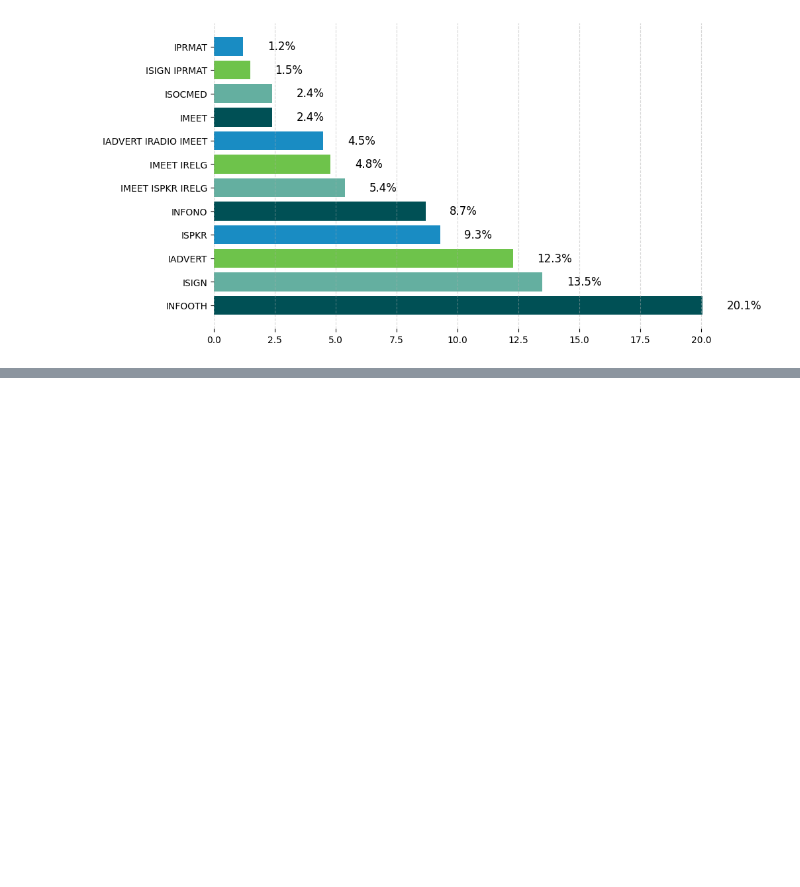
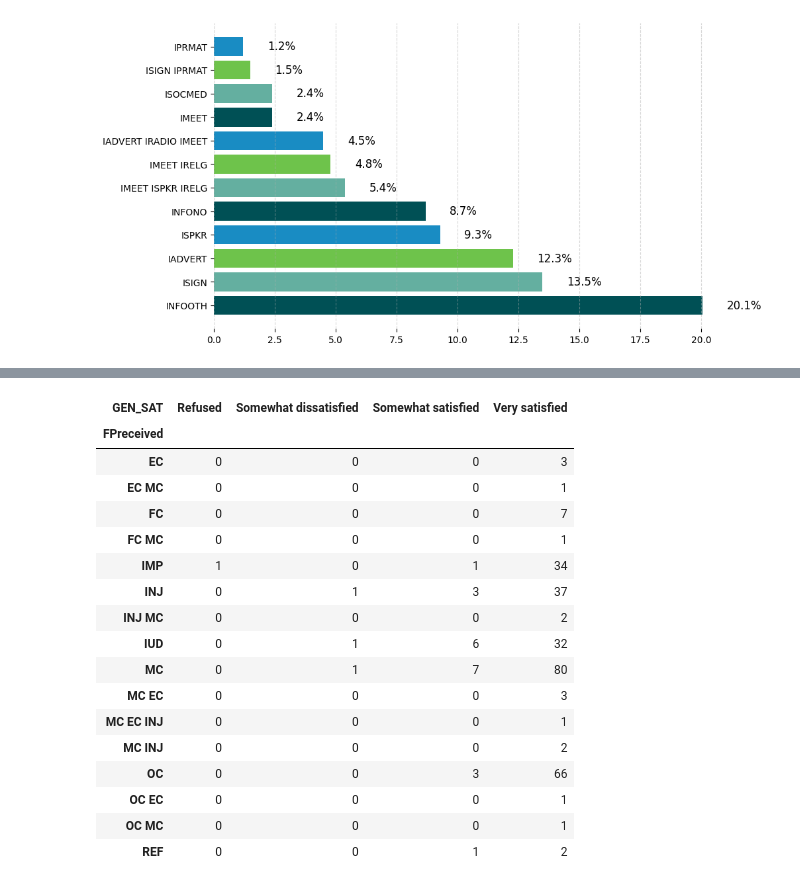
Before and after one commit to Mirwais-Farahi/MSIHealthServiceAnalytics, a Jupyter notebook: notebooks/03_Descriptive_Analysis.ipynb, the cells around one changed output, grey strips where cells are left out. Cells and saved outputs as stored; diff of their text form; code cells hidden in the pictures; blank space fills up the shorter version.

```diff
--- a/notebooks/03_Descriptive_Analysis.ipynb
+++ b/notebooks/03_Descriptive_Analysis.ipynb
@@ -1698,0 +1708,2 @@ files.download(file_path)
+# %%
+contraceptive_client = original_data.groupby(['FPreceived', 'GEN_SAT']).size().reset_index(name='frequency')
@@ -1698,0 +1730,29 @@ files.download(file_path)
+# %%
+# Pivot the table to create a contingency table
+
+contengency_table = pd.pivot_table(contraceptive_client, values='frequency',
+                                   index='FPreceived',
+                                   columns='GEN_SAT',
+                                   aggfunc='sum',
+                                   fill_value=0)
+# %%
+contengency_table
+# %% [output]
+| GEN_SAT | Refused | Somewhat dissatisfied | Somewhat satisfied | Very satisfied |
+| FPreceived |  |  |  |  |
+| EC | 0 | 0 | 0 | 3 |
+| EC MC | 0 | 0 | 0 | 1 |
+| FC | 0 | 0 | 0 | 7 |
+| FC MC | 0 | 0 | 0 | 1 |
+| IMP | 1 | 0 | 1 | 34 |
+| INJ | 0 | 1 | 3 | 37 |
+| INJ MC | 0 | 0 | 0 | 2 |
+| IUD | 0 | 1 | 6 | 32 |
+| MC | 0 | 1 | 7 | 80 |
+| MC EC | 0 | 0 | 0 | 3 |
+| MC EC INJ | 0 | 0 | 0 | 1 |
+| MC INJ | 0 | 0 | 0 | 2 |
+| OC | 0 | 0 | 3 | 66 |
+| OC EC | 0 | 0 | 0 | 1 |
+| OC MC | 0 | 0 | 0 | 1 |
+| REF | 0 | 0 | 1 | 2 |
```
Also changed, not shown: parts of 11 cells of this notebook.
